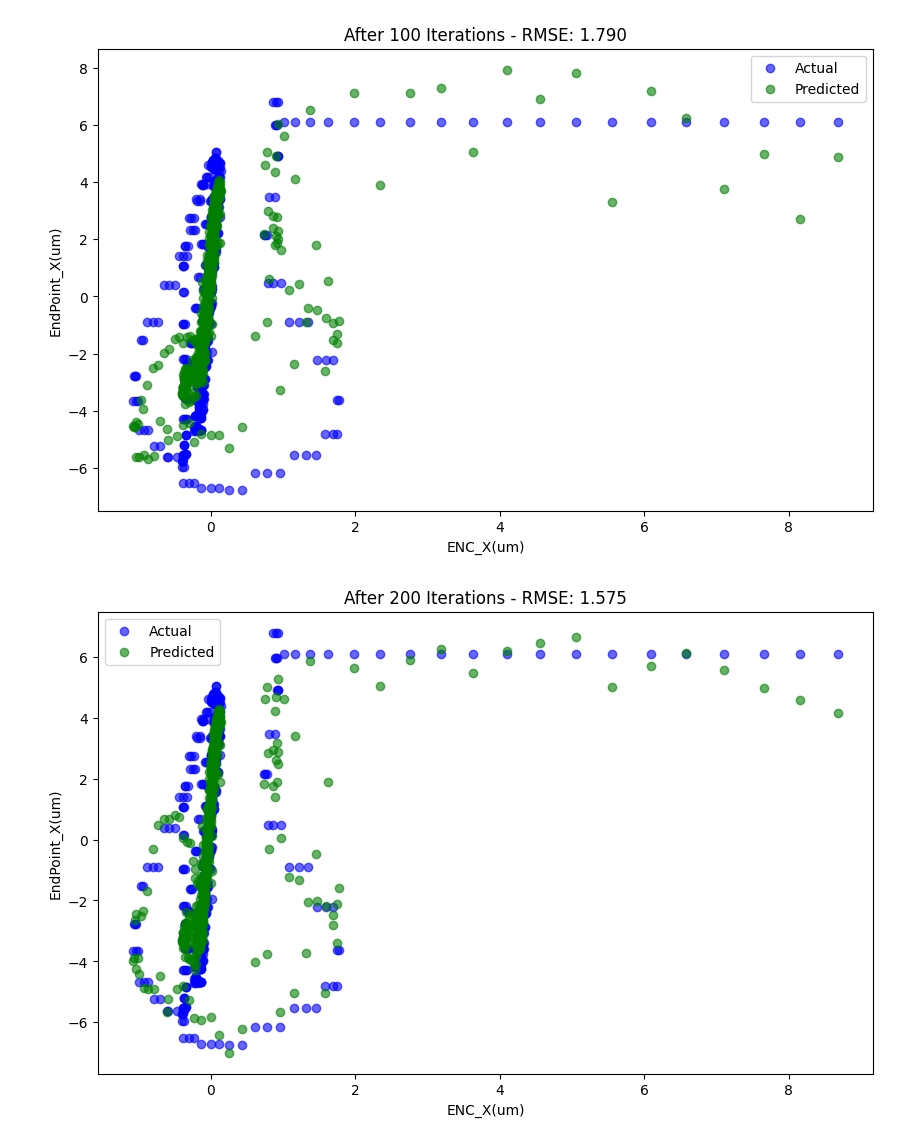
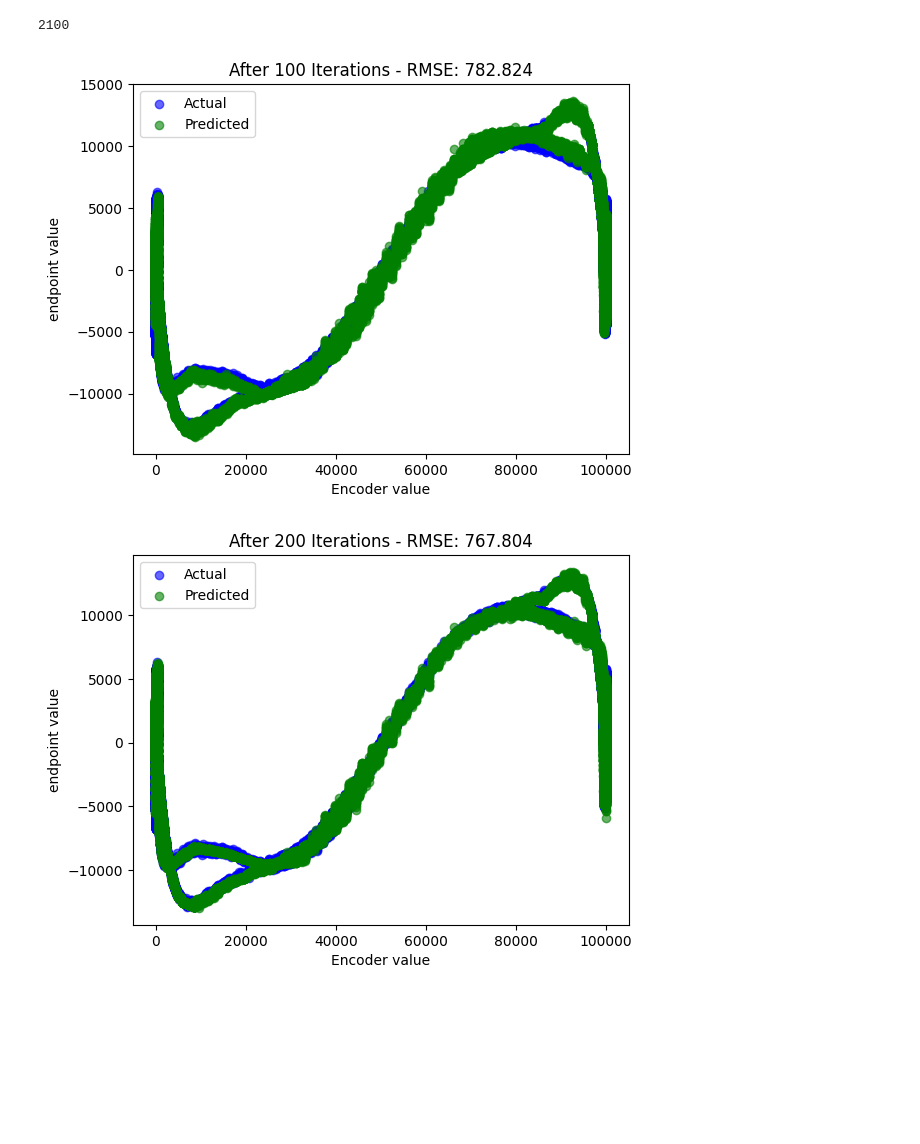
Before and after one commit to ChiragBusiness/FYP, a Jupyter notebook: basic_nn.ipynb, the cells around one changed output. Drawn from its saved outputs; the diff is of its cells as text; code cells hidden in the pictures; blank space fills up the shorter version.

```diff
--- a/basic_nn.ipynb
+++ b/basic_nn.ipynb
@@ -7,7 +7,9 @@ from sklearn.neural_network import MLPRegressor
 from sklearn.pipeline import Pipeline
 from sklearn.metrics import mean_squared_error
 # %%
-train = pd.read_csv('Data/train_data.csv', usecols=['Time (s)','ENC_X(um)', 'dENC_X(um)', 'ddENC_X(um)', 'EndPoint_X(um)']).dropna()
-test = pd.read_csv('Data/test_data.csv', usecols=['Time (s)', 'ENC_X(um)', 'dENC_X(um)', 'ddENC_X(um)', 'EndPoint_X(um)']).dropna()
+# train = pd.read_csv('Data/train_data.csv', usecols=['Time (s)','ENC_X(um)', 'dENC_X(um)', 'ddENC_X(um)', 'EndPoint_X(um)']).dropna()
+# test = pd.read_csv('Data/test_data.csv', usecols=['Time (s)', 'ENC_X(um)', 'dENC_X(um)', 'ddENC_X(um)', 'EndPoint_X(um)']).dropna()
+train = pd.read_csv('Data/train_data_new.csv', usecols=['file', 'sample','ENC_POS_FLOATMAG_BH', 'dENC_X', 'ddENC_X', 'FLOATMAG_ACC_ADC_PORT_0', 'DAC_FLOATMAG_BH']).dropna()
+test = pd.read_csv('Data/test_data_new.csv', usecols=['file', 'sample','ENC_POS_FLOATMAG_BH', 'dENC_X', 'ddENC_X', 'FLOATMAG_ACC_ADC_PORT_0', 'DAC_FLOATMAG_BH']).dropna()
 train, test
 # %% [output]
@@ -31,41 +33,58 @@ train, test
 # %%
-x_train = train[['ENC_X(um)', 'dENC_X(um)', 'ddENC_X(um)']]
-y_train = train['EndPoint_X(um)']
+# x_train = train[['ENC_X(um)', 'dENC_X(um)', 'ddENC_X(um)']]
+# y_train = train['EndPoint_X(um)']
 
-x_test = test[['ENC_X(um)', 'dENC_X(um)', 'ddENC_X(um)']]
-y_test = test['EndPoint_X(um)']
+# x_test = test[['ENC_X(um)', 'dENC_X(um)', 'ddENC_X(um)']]
+# y_test = test['EndPoint_X(um)']
+
+x_train = train[['ENC_POS_FLOATMAG_BH', 'dENC_X', 'ddENC_X', "DAC_FLOATMAG_BH"]]
+y_train = train['FLOATMAG_ACC_ADC_PORT_0']
+
+x_test = test[['ENC_POS_FLOATMAG_BH', 'dENC_X', 'ddENC_X', "DAC_FLOATMAG_BH"]]
+y_test = test['FLOATMAG_ACC_ADC_PORT_0']
+# %%
+4 * 20 + 20* 50 + 50 * 20 + 20 * 1
+# %% [output]
+2100
 # %%
 # Initialize the model and the pipeline with warm_start=True
 model = MLPRegressor(hidden_layer_sizes=(20, 50, 20), max_iter=100, activation='relu', warm_start=True, random_state=42)
 pipeline = Pipeline([
     ('scaler', StandardScaler()),
     ('mlp', model)
 ])
 
 # Number of loops
-loops = 8
+loops = 6
 
 # Placeholder for RMSE values
 rmse_values = []
 
 for i in range(loops):
     # Fit the model for 100 iterations
     pipeline.fit(x_train, y_train)
 
     # Predict and calculate RMSE
     predictions = pipeline.predict(x_train)
     rmse = mean_squared_error(y_train, predictions, squared=False)
     rmse_values.append(rmse)
 
     # Visualize predictions vs actual values
-    plt.figure(figsize=(10, 6))
-    plt.scatter(x_train['ENC_X(um)'], y_train, color='blue', alpha=0.6, label='Actual')
-    plt.scatter(x_train['ENC_X(um)'], predictions, color='green', alpha=0.6, label='Predicted')
+    # plt.figure(figsize=(10, 6))
+
+    #for old data (one trial)
+    # plt.scatter(x_train['ENC_X(um)'], y_train, color='blue', alpha=0.6, label='Actual')
+    # plt.scatter(x_train['ENC_X(um)'], predictions, color='green', alpha=0.6, label='Predicted')
+
+    #for new data (multiple trials for one motion profile)
+    plt.scatter(x_train['ENC_POS_FLOATMAG_BH'], y_train, color='blue', alpha=0.6, label='Actual')
+    plt.scatter(x_train['ENC_POS_FLOATMAG_BH'], predictions, color='green', alpha=0.6, label='Predicted')
+
     plt.title(f'After {100 * (i + 1)} Iterations - RMSE: {rmse:.3f}')
-    plt.xlabel('ENC_X(um)')
-    plt.ylabel('EndPoint_X(um)')
+    plt.xlabel('Encoder value')
+    plt.ylabel('endpoint value')
     plt.legend()
     plt.show()
 # %% [output]
-[figure, old version]
+[figure, new version]
-[figure, old version]
+[figure, new version]
```
Also changed, not shown: parts of 8 cells of this notebook, 37 other files.
